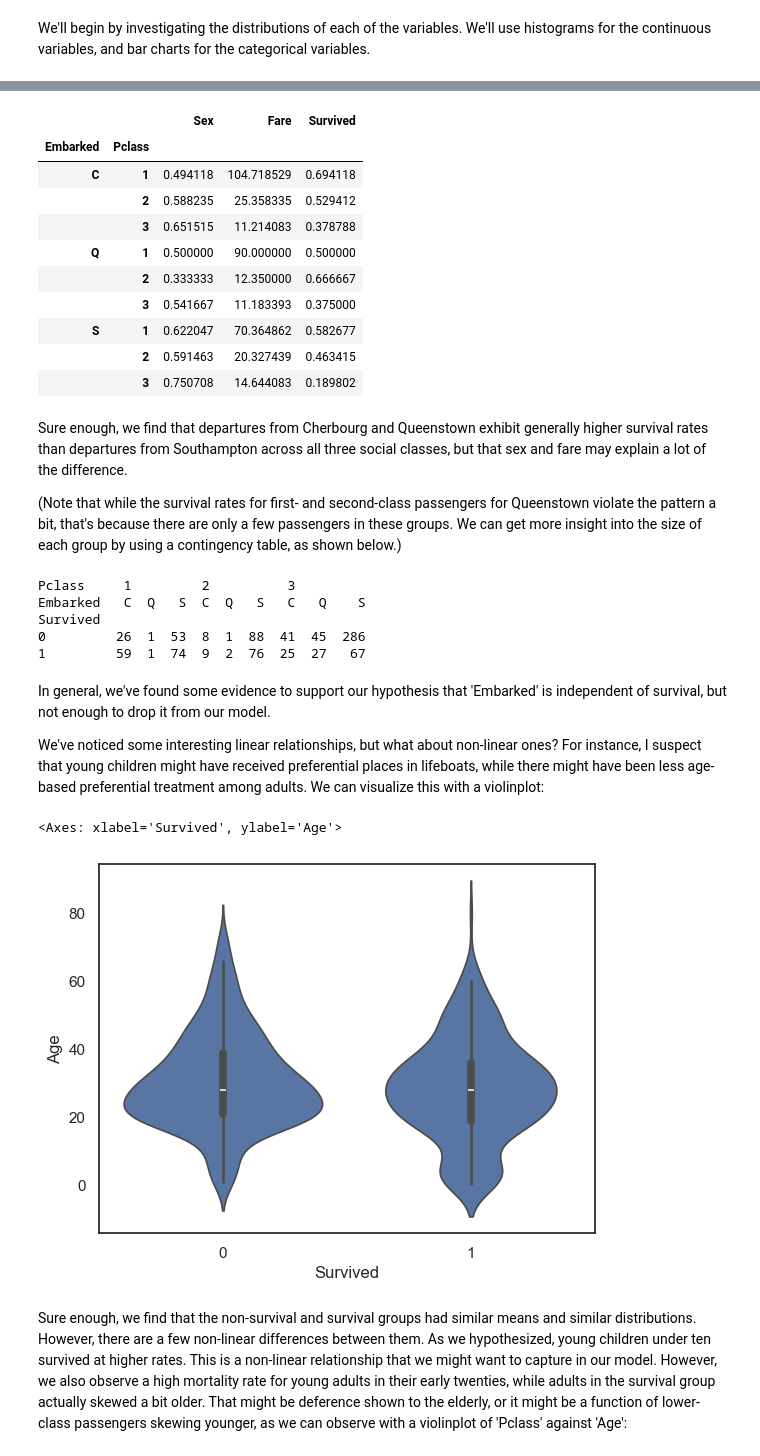
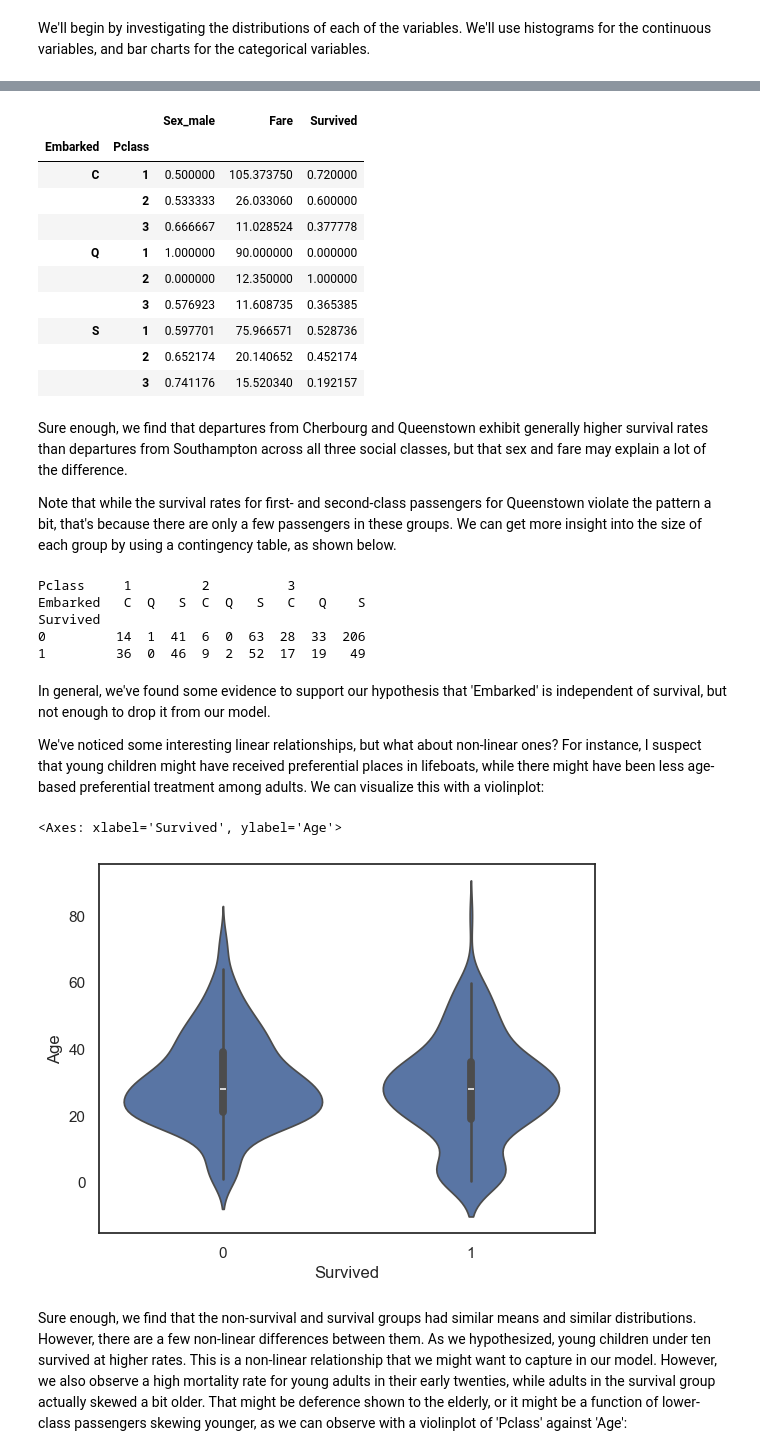
Before and after one commit to chriscarrollsmith/kaggle_notebooks, a Jupyter notebook: Titanic.ipynb, the cells around one changed output, grey strips where cells are left out. Drawn from its saved outputs; the diff is of its cells as text; code cells hidden in the pictures.

```diff
--- a/Titanic.ipynb
+++ b/Titanic.ipynb
@@ -260,42 +253,42 @@ Surprisingly, we see a significantly higher survival rate for embarkations from
 # %%
 # Group by Embarked and Pclass and summarize Sex, Fare, and Survival rate by mean
-corr_df[['Embarked', 'Pclass', 'Sex', 'Fare', 'Survived']].groupby(by=['Embarked', 'Pclass']).mean()
+pretrain[['Embarked', 'Pclass', 'Sex_male', 'Fare', 'Survived']].groupby(by=['Embarked', 'Pclass']).mean()
 # %% [output]
-|  |  | Sex | Fare | Survived |
+|  |  | Sex_male | Fare | Survived |
 | Embarked | Pclass |  |  |  |
-| C | 1 | 0.494118 | 104.718529 | 0.694118 |
-|  | 2 | 0.588235 | 25.358335 | 0.529412 |
-|  | 3 | 0.651515 | 11.214083 | 0.378788 |
-| Q | 1 | 0.500000 | 90.000000 | 0.500000 |
-|  | 2 | 0.333333 | 12.350000 | 0.666667 |
-|  | 3 | 0.541667 | 11.183393 | 0.375000 |
-| S | 1 | 0.622047 | 70.364862 | 0.582677 |
-|  | 2 | 0.591463 | 20.327439 | 0.463415 |
-|  | 3 | 0.750708 | 14.644083 | 0.189802 |
+| C | 1 | 0.500000 | 105.373750 | 0.720000 |
+|  | 2 | 0.533333 | 26.033060 | 0.600000 |
+|  | 3 | 0.666667 | 11.028524 | 0.377778 |
+| Q | 1 | 1.000000 | 90.000000 | 0.000000 |
+|  | 2 | 0.000000 | 12.350000 | 1.000000 |
+|  | 3 | 0.576923 | 11.608735 | 0.365385 |
+| S | 1 | 0.597701 | 75.966571 | 0.528736 |
+|  | 2 | 0.652174 | 20.140652 | 0.452174 |
+|  | 3 | 0.741176 | 15.520340 | 0.192157 |
 # %% [markdown]
 Sure enough, we find that departures from Cherbourg and Queenstown exhibit generally higher survival rates than departures from Southampton across all three social classes, but that sex and fare may explain a lot of the difference.
 
-(Note that while the survival rates for first- and second-class passengers for Queenstown violate the pattern a bit, that's because there are only a few passengers in these groups. We can get more insight into the size of each group by using a contingency table, as shown below.)
+Note that while the survival rates for first- and second-class passengers for Queenstown violate the pattern a bit, that's because there are only a few passengers in these groups. We can get more insight into the size of each group by using a contingency table, as shown below.
 # %%
 # Create a contingency table indexing Survived against Pclass and Embarked
-contingency_table = pd.crosstab(index=train['Survived'], columns=[train['Pclass'], train['Embarked']])
+contingency_table = pd.crosstab(index=pretrain['Survived'], columns=[pretrain['Pclass'], pretrain['Embarked']])
 print(contingency_table)
 # %% [output]
 Pclass     1         2          3
 Embarked   C  Q   S  C  Q   S   C   Q    S
 Survived
-0         26  1  53  8  1  88  41  45  286
-1         59  1  74  9  2  76  25  27   67
+0         14  1  41  6  0  63  28  33  206
+1         36  0  46  9  2  52  17  19   49
 # %% [markdown]
 In general, we've found some evidence to support our hypothesis that 'Embarked' is independent of survival, but not enough to drop it from our model.
 
 We've noticed some interesting linear relationships, but what about non-linear ones? For instance, I suspect that young children might have received preferential places in lifeboats, while there might have been less age-based preferential treatment among adults. We can visualize this with a violinplot:
 # %%
 # violinplot of Age grouped by Survived
-sns.violinplot(data=train,x="Survived", y="Age")
+sns.violinplot(data=pretrain,x="Survived", y="Age")
 # %% [output]
 <Axes: xlabel='Survived', ylabel='Age'>
-[figure, old version]
+[figure, new version]
 # %% [markdown]
 Sure enough, we find that the non-survival and survival groups had similar means and similar distributions. However, there are a few non-linear differences between them. As we hypothesized, young children under ten survived at higher rates. This is a non-linear relationship that we might want to capture in our model. However, we also observe a high mortality rate for young adults in their early twenties, while adults in the survival group actually skewed a bit older. That might be deference shown to the elderly, or it might be a function of lower-class passengers skewing younger, as we can observe with a violinplot of 'Pclass' against 'Age':
 # %%
```
Also changed, not shown: parts of 98 cells of this notebook.
